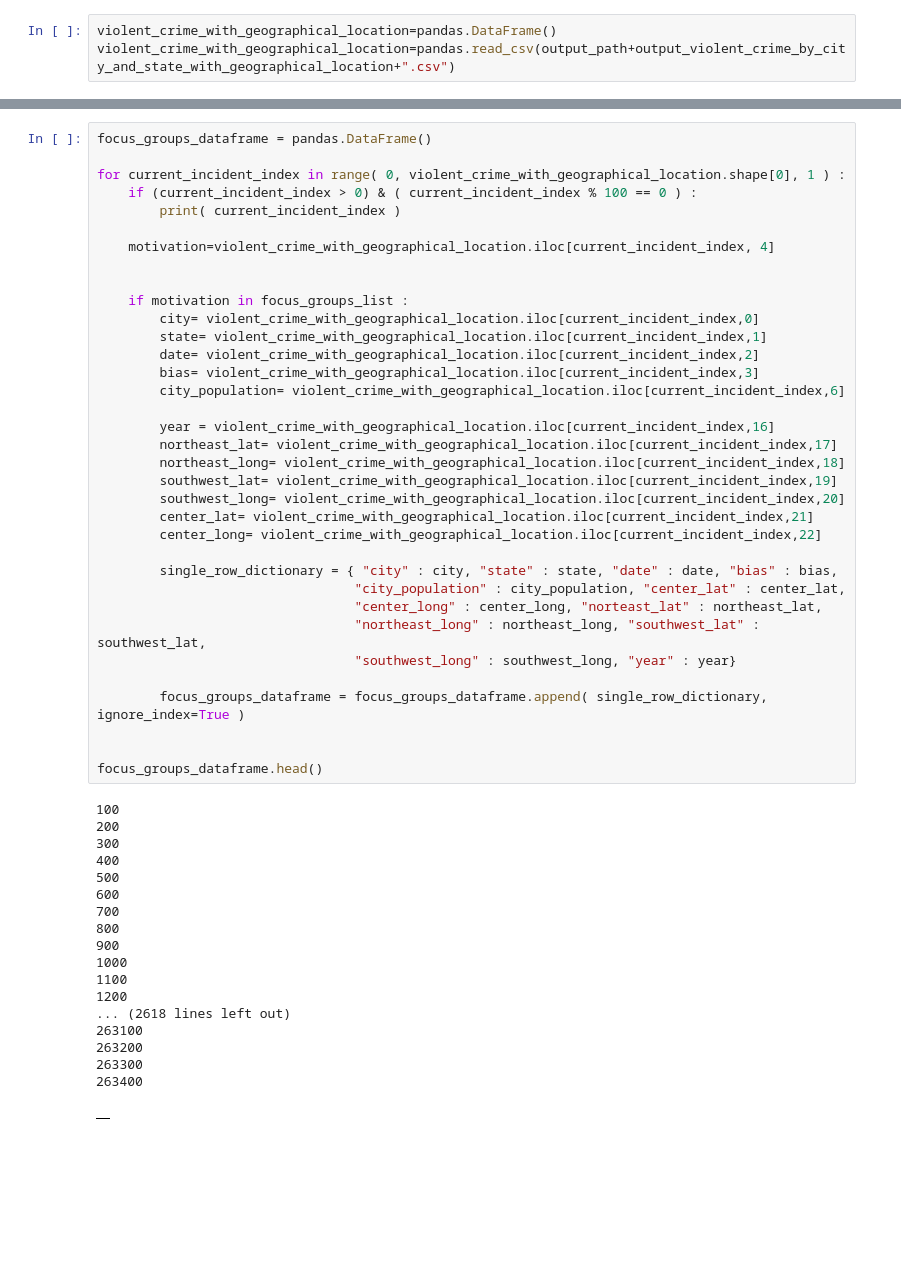
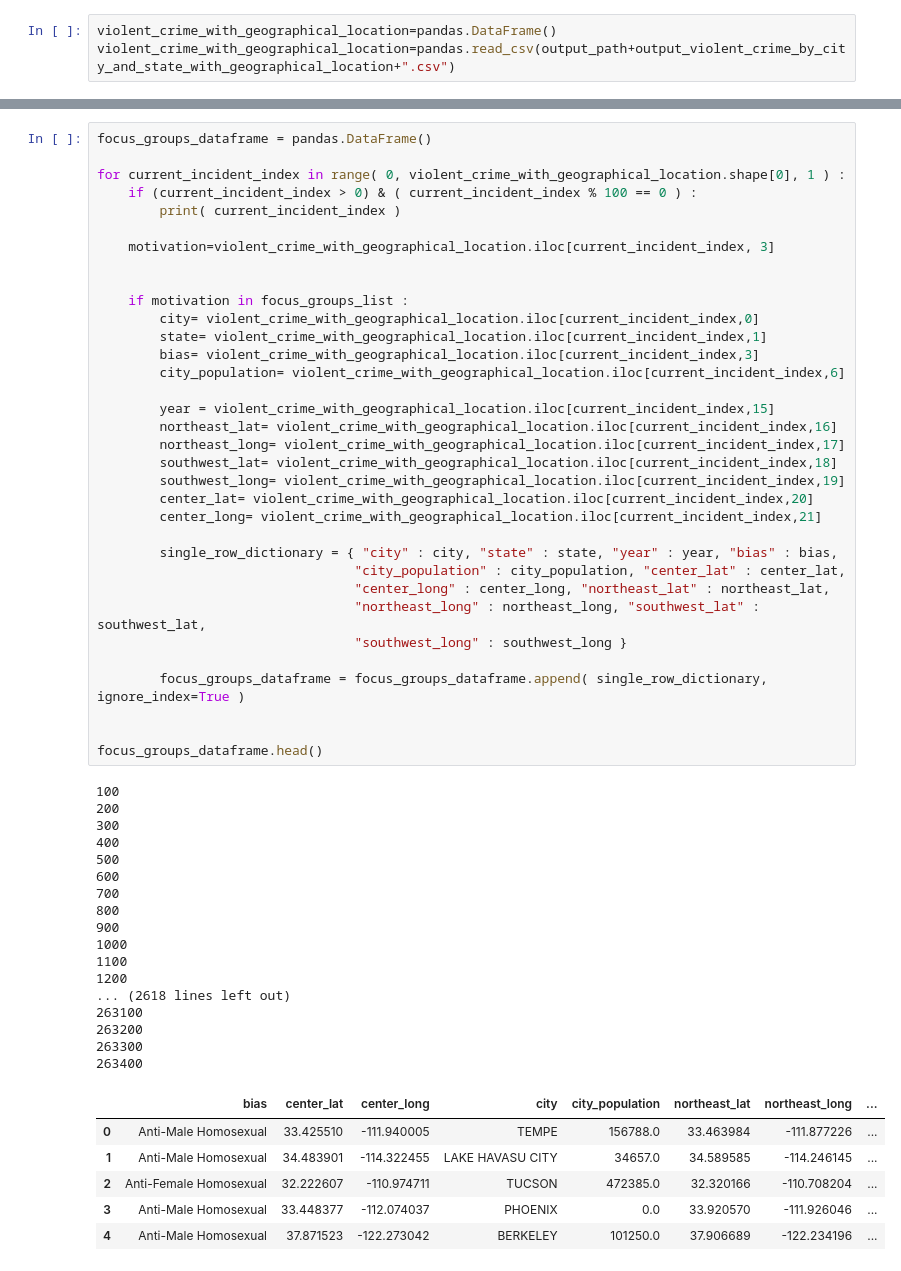
Before and after one commit to AujreliaLyon/Finding-The-Hate, a Jupyter notebook: EDA_Extract_focus_groups.ipynb, the cells around one changed output, grey strips where cells are left out. Saved outputs shown, nothing was run; the diff lists cells and outputs as text; blank space fills up the shorter version.

```diff
--- a/EDA_Extract_focus_groups.ipynb
+++ b/EDA_Extract_focus_groups.ipynb
@@ -52,52 +62,56 @@ for current_incident_index in range( 0, violent_crime_with_geographical_location
     if (current_incident_index > 0) & ( current_incident_index % 100 == 0 ) :
         print( current_incident_index )
 
-    motivation=violent_crime_with_geographical_location.iloc[current_incident_index, 4]
+    motivation=violent_crime_with_geographical_location.iloc[current_incident_index, 3]
 
 
     if motivation in focus_groups_list :
         city= violent_crime_with_geographical_location.iloc[current_incident_index,0]
         state= violent_crime_with_geographical_location.iloc[current_incident_index,1]
-        date= violent_crime_with_geographical_location.iloc[current_incident_index,2]
         bias= violent_crime_with_geographical_location.iloc[current_incident_index,3]
         city_population= violent_crime_with_geographical_location.iloc[current_incident_index,6]
 
-        year = violent_crime_with_geographical_location.iloc[current_incident_index,16]
-        northeast_lat= violent_crime_with_geographical_location.iloc[current_incident_index,17]
-        northeast_long= violent_crime_with_geographical_location.iloc[current_incident_index,18]
-        southwest_lat= violent_crime_with_geographical_location.iloc[current_incident_index,19]
-        southwest_long= violent_crime_with_geographical_location.iloc[current_incident_index,20]
-        center_lat= violent_crime_with_geographical_location.iloc[current_incident_index,21]
-        center_long= violent_crime_with_geographical_location.iloc[current_incident_index,22]
+        year = violent_crime_with_geographical_location.iloc[current_incident_index,15]
+        northeast_lat= violent_crime_with_geographical_location.iloc[current_incident_index,16]
+        northeast_long= violent_crime_with_geographical_location.iloc[current_incident_index,17]
+        southwest_lat= violent_crime_with_geographical_location.iloc[current_incident_index,18]
+        southwest_long= violent_crime_with_geographical_location.iloc[current_incident_index,19]
+        center_lat= violent_crime_with_geographical_location.iloc[current_incident_index,20]
+        center_long= violent_crime_with_geographical_location.iloc[current_incident_index,21]
 
-        single_row_dictionary = { "city" : city, "state" : state, "date" : date, "bias" : bias,
+        single_row_dictionary = { "city" : city, "state" : state, "year" : year, "bias" : bias,
                                  "city_population" : city_population, "center_lat" : center_lat,
-                                 "center_long" : center_long, "norteast_lat" : northeast_lat,
+                                 "center_long" : center_long, "northeast_lat" : northeast_lat,
                                  "northeast_long" : northeast_long, "southwest_lat" : southwest_lat,
-                                 "southwest_long" : southwest_long, "year" : year}
+                                 "southwest_long" : southwest_long }
 
         focus_groups_dataframe = focus_groups_dataframe.append( single_row_dictionary,  ignore_index=True )
 
 
 focus_groups_dataframe.head()
 # %% [output]
 100
 200
 300
 400
 500
 600
 700
 800
 900
 1000
 1100
 1200
 ... (2618 lines left out)
 263100
 263200
 263300
 263400
-|  |
+|  | bias | center_lat | center_long | city | city_population | northeast_lat | northeast_long | ... |
+| 0 | Anti-Male Homosexual | 33.425510 | -111.940005 | TEMPE | 156788.0 | 33.463984 | -111.877226 | ... |
+| 1 | Anti-Male Homosexual | 34.483901 | -114.322455 | LAKE HAVASU CITY | 34657.0 | 34.589585 | -114.246145 | ... |
+| 2 | Anti-Female Homosexual | 32.222607 | -110.974711 | TUCSON | 472385.0 | 32.320166 | -110.708204 | ... |
+| 3 | Anti-Male Homosexual | 33.448377 | -112.074037 | PHOENIX | 0.0 | 33.920570 | -111.926046 | ... |
+| 4 | Anti-Male Homosexual | 37.871523 | -122.273042 | BERKELEY | 101250.0 | 37.906689 | -122.234196 | ... |
 # %%
 
```
Also changed, not shown: parts of 2 cells of this notebook, 1 other file.
